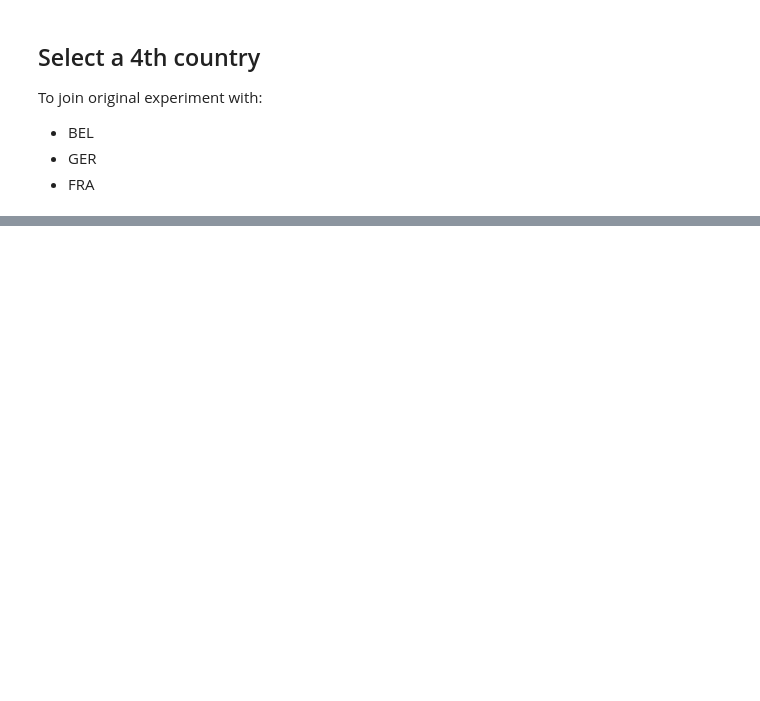
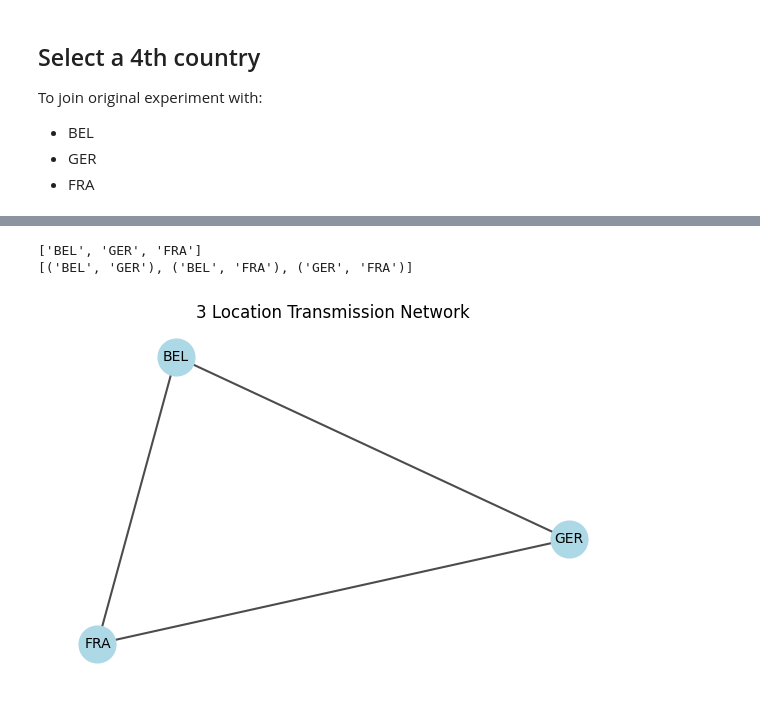
Before and after one commit to PeterrHH/ML-Enhanced-Benders, a Jupyter notebook: data_visualise.ipynb, the cells around one changed output, grey strips where cells are left out. Cells and saved outputs as stored; diff of their text form; code cells hidden in the pictures; blank space fills up the shorter version.

```diff
--- a/data_visualise.ipynb
+++ b/data_visualise.ipynb
@@ -173 +170,7 @@ def plot_data_topology(data_path, name):
+# %%
+plot_data_topology(data_path = "data/ED_data/ED_NB-G-F_GB2-G2-F2_L3_c0_s0_p0_smp15.pkl", name="3 Location Transmission Network")
+# %% [output]
+['BEL', 'GER', 'FRA']
+[('BEL', 'GER'), ('BEL', 'FRA'), ('GER', 'FRA')]
+[figure, added]
 # %%
```
Also changed, not shown: parts of 9 cells of this notebook, 12 other files.
